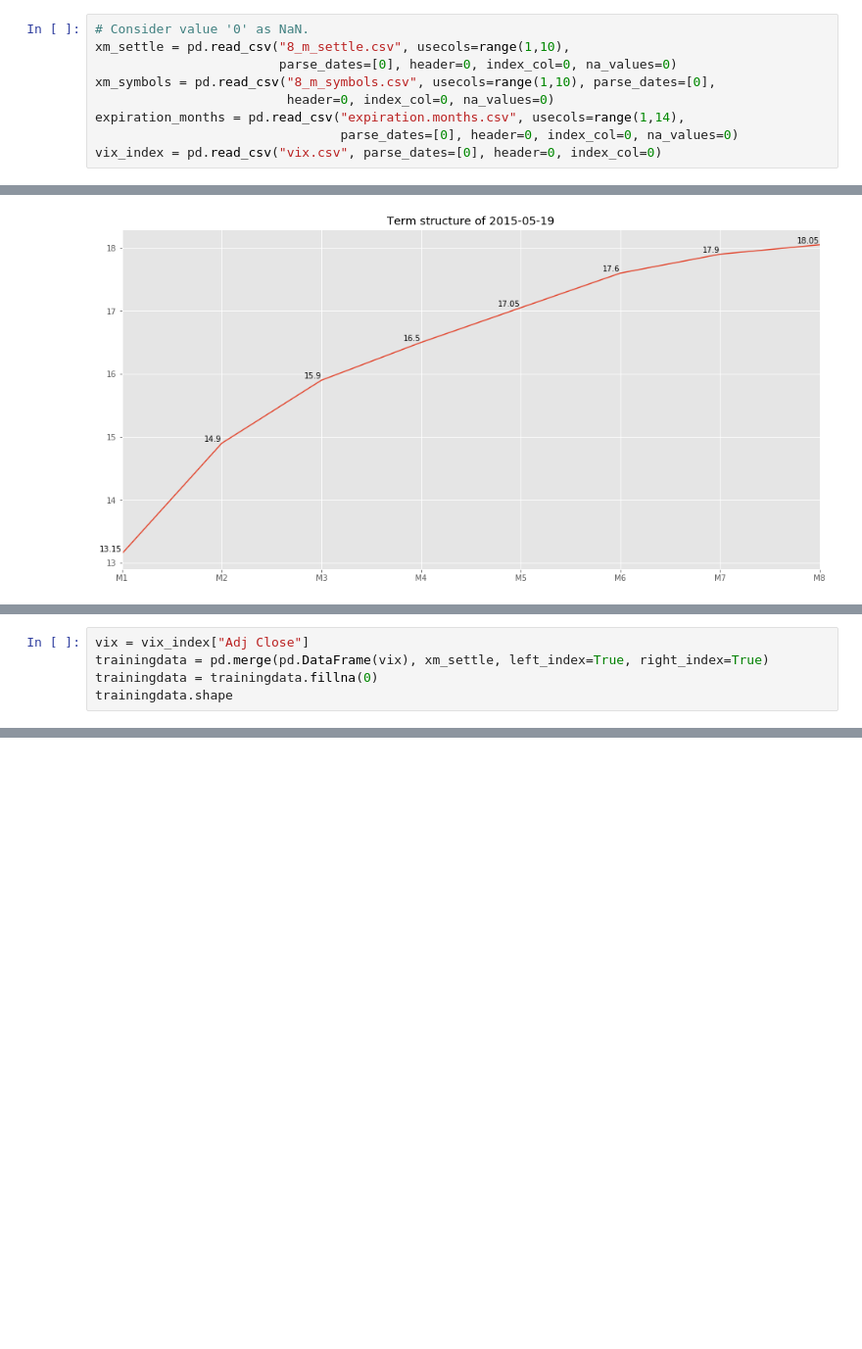
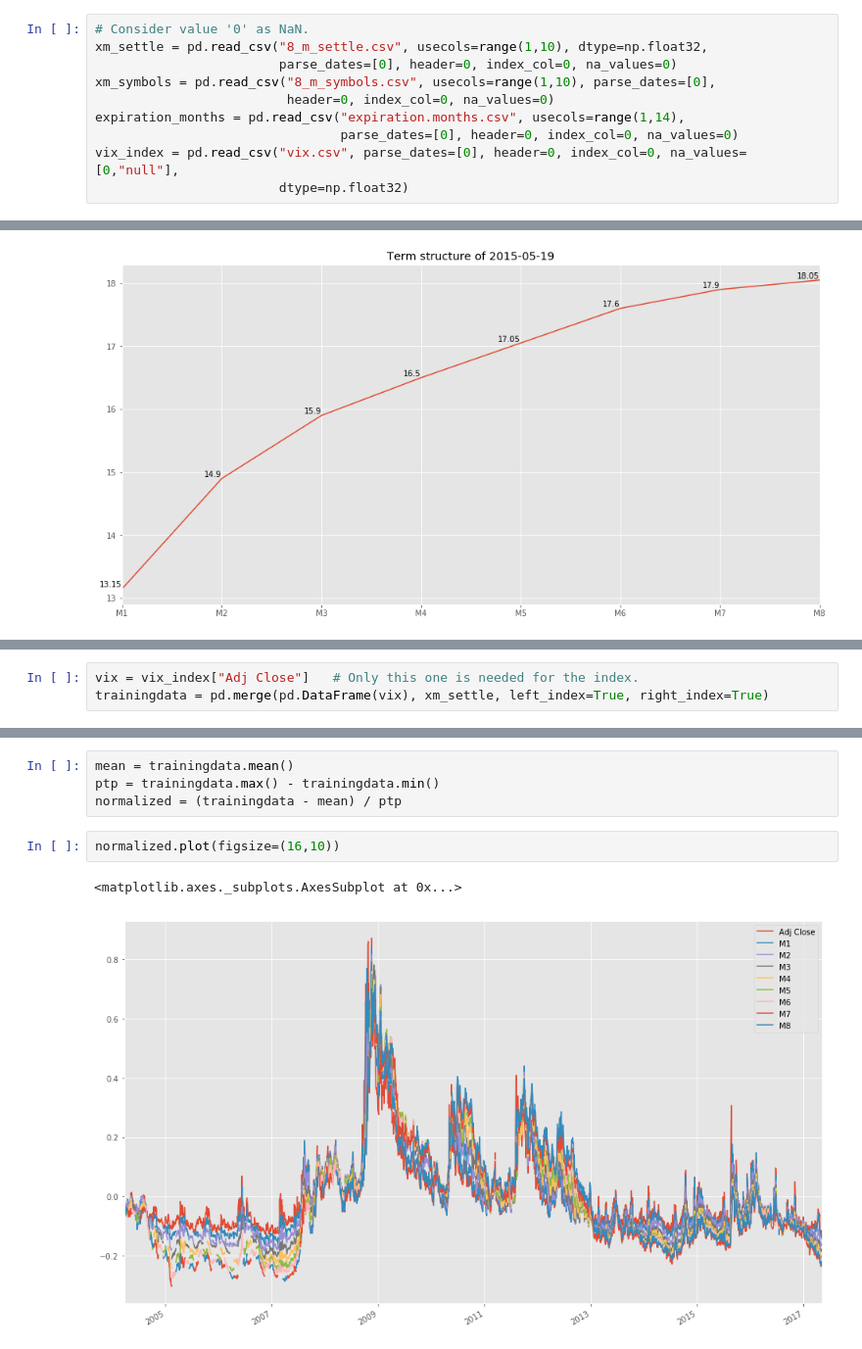
Before and after one commit to leyhline/vix-term-structure, a Jupyter notebook: overview.ipynb, the cells around one changed output, grey strips where cells are left out. Shown at 98% size. Saved outputs shown, nothing was run; the diff lists cells and outputs as text; blank space fills up the shorter version.

```diff
--- a/overview.ipynb
+++ b/overview.ipynb
@@ -9,10 +9,11 @@ import matplotlib
 matplotlib.style.use("ggplot")
 # %%
 # Consider value '0' as NaN.
-xm_settle = pd.read_csv("8_m_settle.csv", usecols=range(1,10),
+xm_settle = pd.read_csv("8_m_settle.csv", usecols=range(1,10), dtype=np.float32,
                         parse_dates=[0], header=0, index_col=0, na_values=0)
 xm_symbols = pd.read_csv("8_m_symbols.csv", usecols=range(1,10), parse_dates=[0],
                          header=0, index_col=0, na_values=0)
 expiration_months = pd.read_csv("expiration.months.csv", usecols=range(1,14),
                                 parse_dates=[0], header=0, index_col=0, na_values=0)
-vix_index = pd.read_csv("vix.csv", parse_dates=[0], header=0, index_col=0)
+vix_index = pd.read_csv("vix.csv", parse_dates=[0], header=0, index_col=0, na_values=[0,"null"],
+                        dtype=np.float32)
@@ -48,7 +55,5 @@ plt.xlabel("")
 <matplotlib.text.Text at 0x...>
 [figure]
 # %%
-vix = vix_index["Adj Close"]
+vix = vix_index["Adj Close"]   # Only this one is needed for the index.
 trainingdata = pd.merge(pd.DataFrame(vix), xm_settle, left_index=True, right_index=True)
-trainingdata = trainingdata.fillna(0)
-trainingdata.shape
@@ -56,0 +64,9 @@ trainingdata.shape
+# %%
+mean = trainingdata.mean()
+ptp = trainingdata.max() - trainingdata.min()
+normalized = (trainingdata - mean) / ptp
+# %%
+normalized.plot(figsize=(16,10))
+# %% [output]
+<matplotlib.axes._subplots.AxesSubplot at 0x...>
+[figure, added]
```
Also changed, not shown: parts of 6 cells of this notebook.
